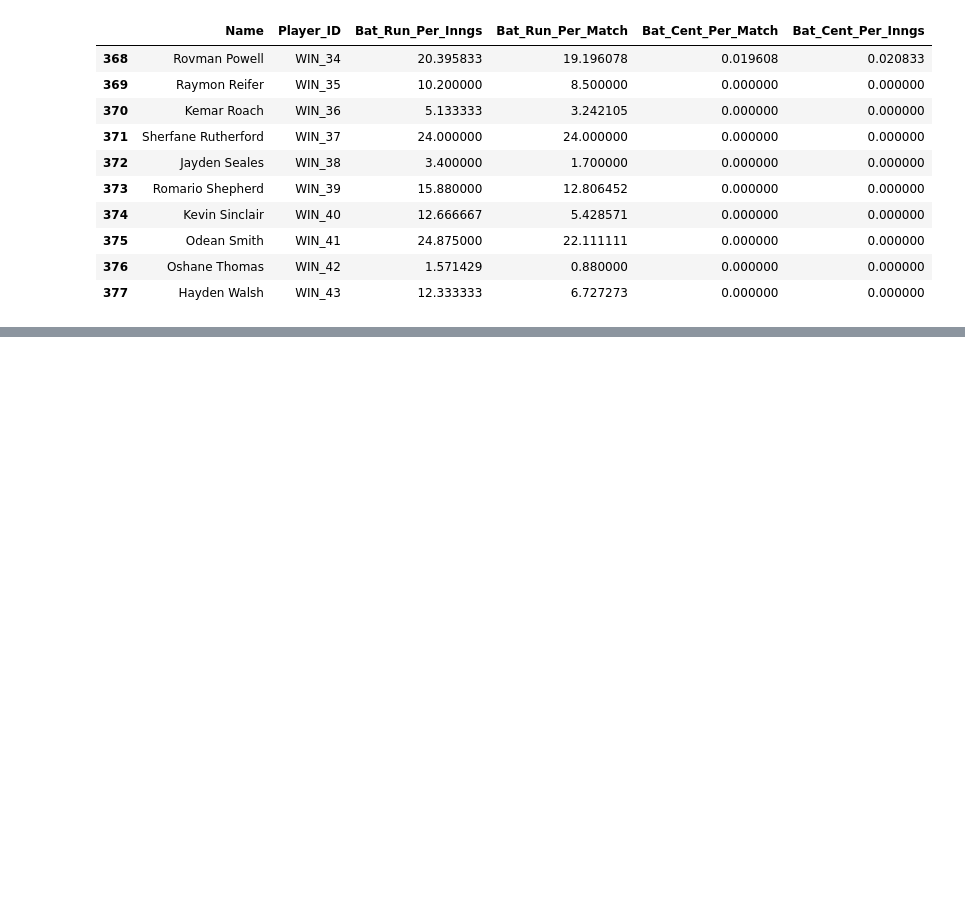
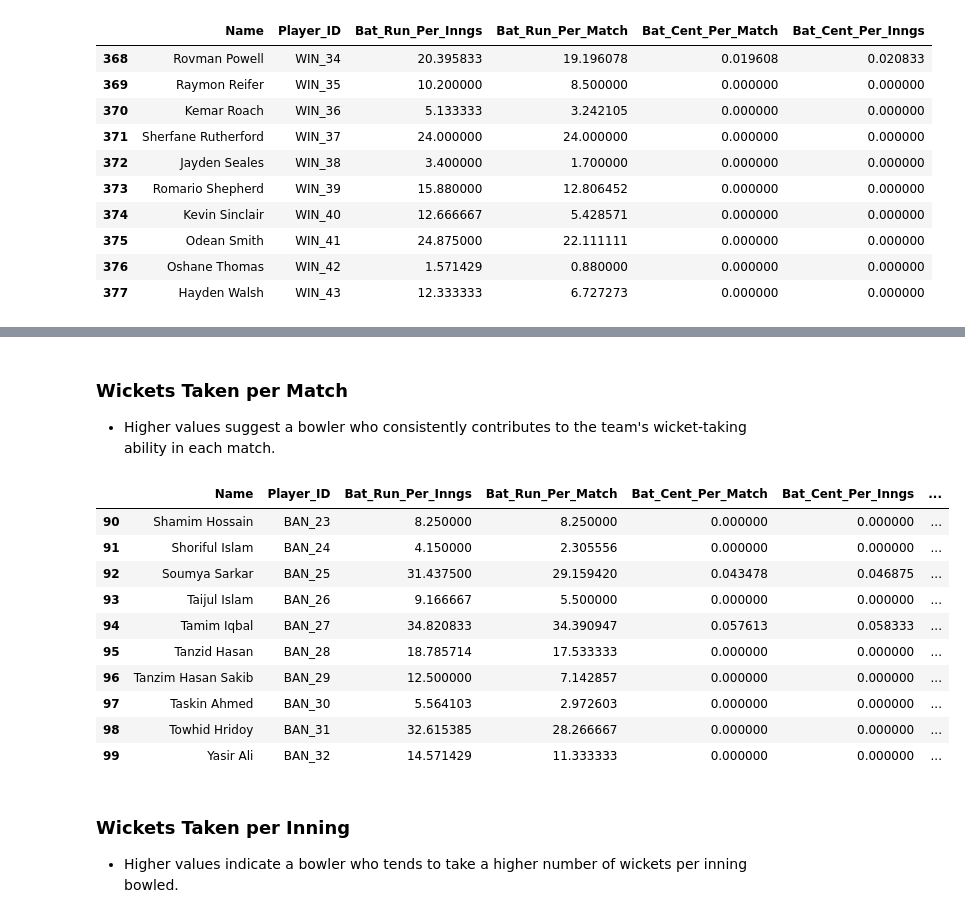
Before and after one commit to MRPrayh/MatchConRep, a Jupyter notebook: Recommender.ipynb, the cells around one changed output, grey strips where cells are left out. Saved outputs shown, nothing was run; the diff lists cells and outputs as text; code cells hidden in the pictures; blank space fills up the shorter version.

```diff
--- a/Recommender.ipynb
+++ b/Recommender.ipynb
@@ -559,0 +624,22 @@ player_df.tail(10)
+# %% [markdown]
+### Wickets Taken per Match
+- Higher values suggest a bowler who consistently contributes to the team's wicket-taking ability in each match.
+# %%
+player_df['Bowl_Wkts_Per_Match'] = player_backup.apply(lambda row: calc_parameters(row['Wkts'], row['Matches']), axis=1)
+# %%
+player_df.iloc[90:100]
+# %% [output]
+|  | Name | Player_ID | Bat_Run_Per_Inngs | Bat_Run_Per_Match | Bat_Cent_Per_Match | Bat_Cent_Per_Inngs | ... |
+| 90 | Shamim Hossain | BAN_23 | 8.250000 | 8.250000 | 0.000000 | 0.000000 | ... |
+| 91 | Shoriful Islam | BAN_24 | 4.150000 | 2.305556 | 0.000000 | 0.000000 | ... |
+| 92 | Soumya Sarkar | BAN_25 | 31.437500 | 29.159420 | 0.043478 | 0.046875 | ... |
+| 93 | Taijul Islam | BAN_26 | 9.166667 | 5.500000 | 0.000000 | 0.000000 | ... |
+| 94 | Tamim Iqbal | BAN_27 | 34.820833 | 34.390947 | 0.057613 | 0.058333 | ... |
+| 95 | Tanzid Hasan | BAN_28 | 18.785714 | 17.533333 | 0.000000 | 0.000000 | ... |
+| 96 | Tanzim Hasan Sakib | BAN_29 | 12.500000 | 7.142857 | 0.000000 | 0.000000 | ... |
+| 97 | Taskin Ahmed | BAN_30 | 5.564103 | 2.972603 | 0.000000 | 0.000000 | ... |
+| 98 | Towhid Hridoy | BAN_31 | 32.615385 | 28.266667 | 0.000000 | 0.000000 | ... |
+| 99 | Yasir Ali | BAN_32 | 14.571429 | 11.333333 | 0.000000 | 0.000000 | ... |
+# %% [markdown]
+### Wickets Taken per Inning
+- Higher values indicate a bowler who tends to take a higher number of wickets per inning bowled.
```
Also changed, not shown: parts of 41 cells of this notebook.
